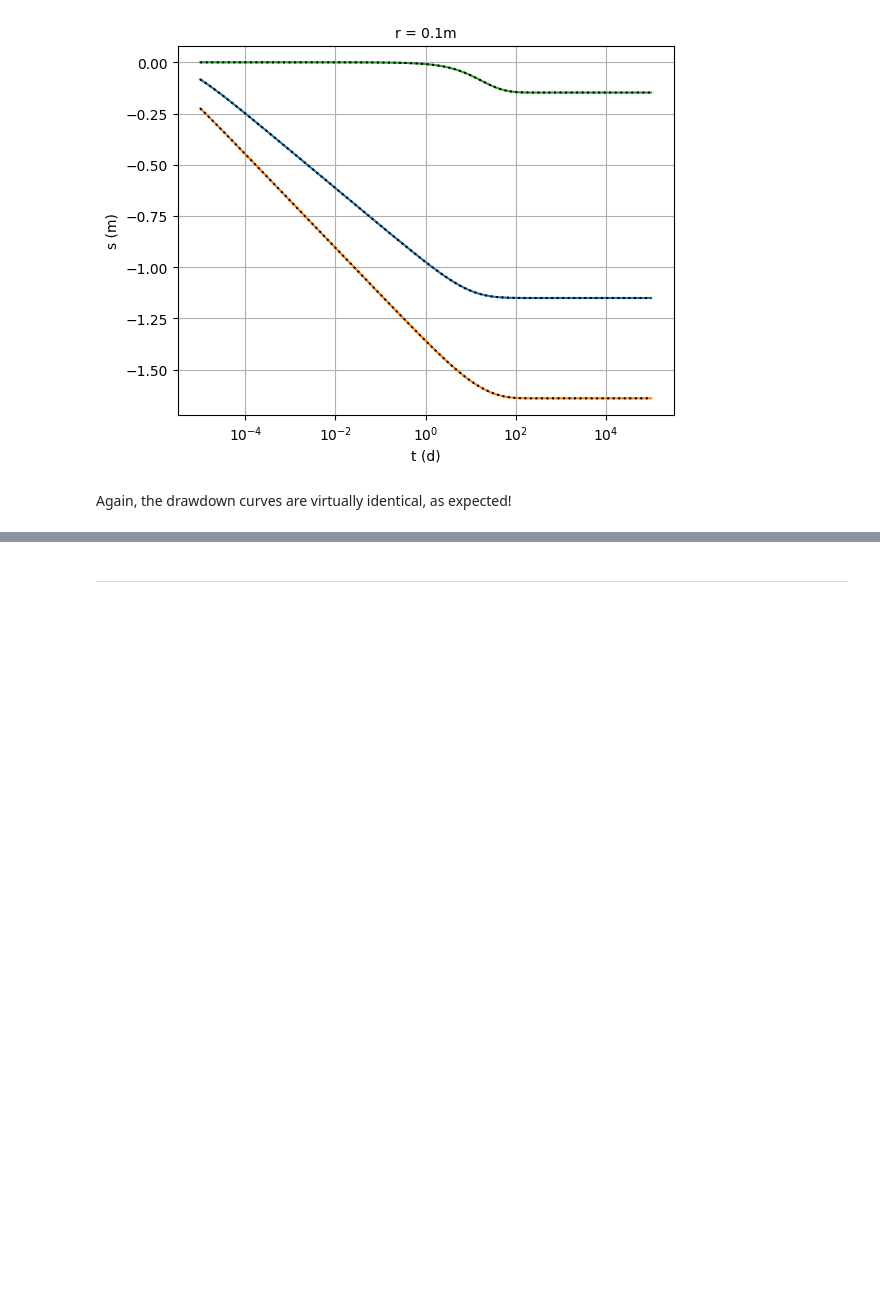
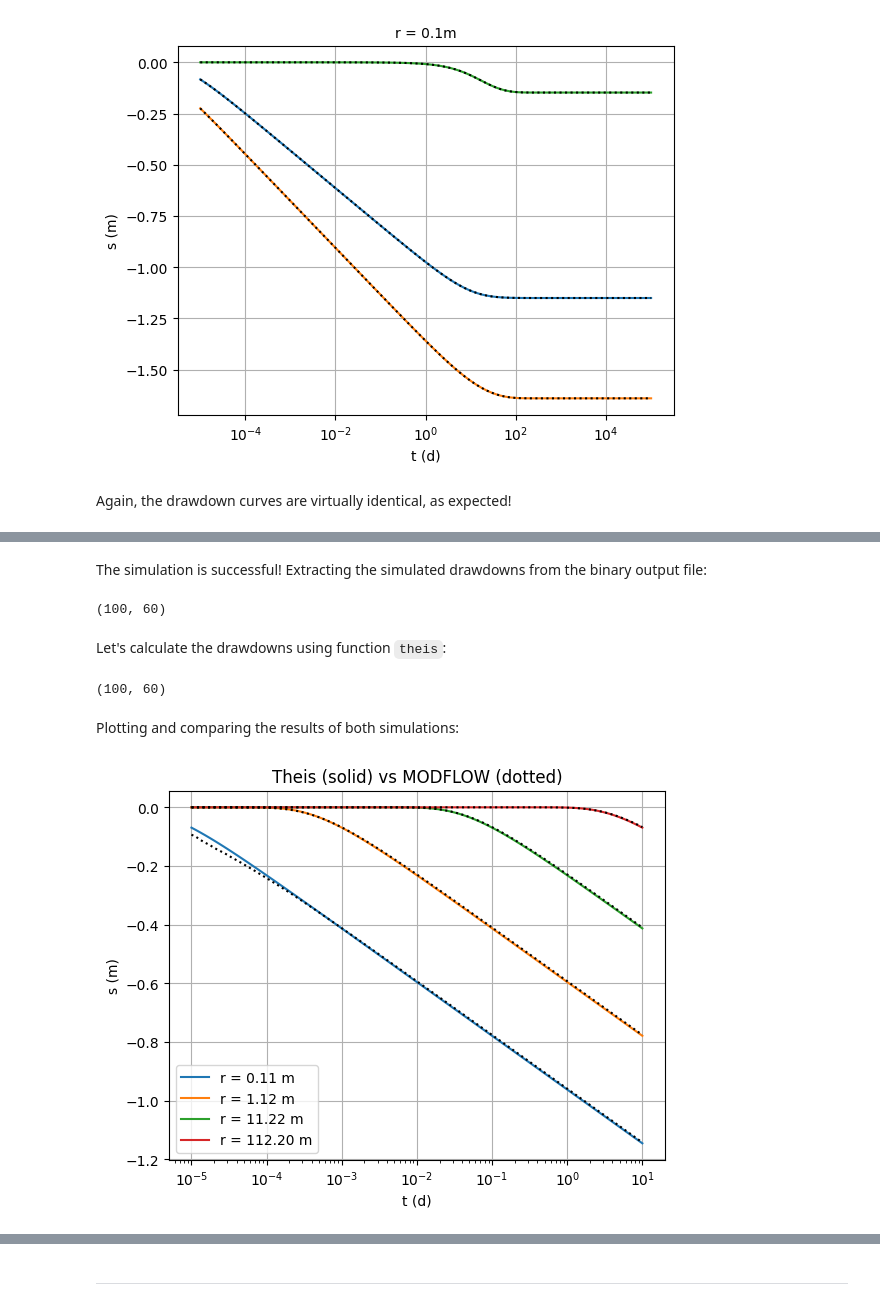
Before and after one commit to alouwyck/maxsypy, a Jupyter notebook: seminaries/UM6P_jan_2025/Seminary_UM6P_Jan_2025_Part_6_Axisymmetric_flow_in_multilayer_aquifer_systems.ipynb, the cells around one changed output, grey strips where cells are left out. Saved outputs shown, nothing was run; the diff lists cells and outputs as text; code cells hidden in the pictures; blank space fills up the shorter version.

Commit message:
example added of modflow procedure vs theis

```diff
--- a/seminaries/UM6P_jan_2025/Seminary_UM6P_Jan_2025_Part_6_Axisymmetric_flow_in_multilayer_aquifer_systems.ipynb
+++ b/seminaries/UM6P_jan_2025/Seminary_UM6P_Jan_2025_Part_6_Axisymmetric_flow_in_multilayer_aquifer_systems.ipynb
@@ -269,0 +388,5 @@ Again, the drawdown curves are virtually identical, as expected!
+# %%
+stress_period_data = {}
+for kper in range(nper):  # well is added to each stress period
+    stress_period_data[kper] = [0, 0, 0, Q]  # well is added to first ring
+wel = flopy.modflow.ModflowWel(mf, stress_period_data=stress_period_data)
@@ -269,0 +399,5 @@ Again, the drawdown curves are virtually identical, as expected!
+# %%
+stress_period_data = {}
+for kper in range(nper):  # loop through all stress periods
+    stress_period_data[(kper, 0)] = ["save head", "print head"]  # save and print heads
+oc = flopy.modflow.ModflowOc(mf, stress_period_data=stress_period_data, compact=True)
@@ -269,0 +431,40 @@ Again, the drawdown curves are virtually identical, as expected!
+# %% [markdown]
+The simulation is successful! Extracting the simulated drawdowns from the binary output file:
+# %%
+import flopy.utils.binaryfile as bf
+
+hds = bf.HeadFile(Path(workspace) / f"{name}.hds")
+
+s_mf = []
+for kper in range(nper):  # read all stress periods
+    s_mf.append(hds.get_data(kstpkper=(0, kper)).squeeze())
+s_mf = np.array(s_mf)
+
+s_mf.shape
+# %% [output]
+(100, 60)
+# %% [markdown]
+Let's calculate the drawdowns using function `theis`:
+# %%
+from maxsypy.special import theis
+
+r = np.sqrt(rb[:-1] * rb[1:])  # radii (m) of the nodal circles
+s = theis(r=r, t=t, T=T, S=S, Q=Q).T
+
+s.shape
+# %% [output]
+(100, 60)
+# %% [markdown]
+Plotting and comparing the results of both simulations:
+# %%
+i = range(0, 40, 10)  # select 4 radial distances (m)
+plt.semilogx(t, s[:, i], '-',  # Theis drawdown (m)
+             t, s_mf[:, i], 'k:');  # MODFLOW drawdown (m)
+
+plt.title('Theis (solid) vs MODFLOW (dotted)');
+plt.legend([f'r = {r:.2f} m' for r in r[i]]);
+plt.xlabel('t (d)');
+plt.ylabel('s (m)');
+plt.grid();
+# %% [output]
+[figure, added]
```
Also changed, not shown: parts of 41 cells of this notebook.
